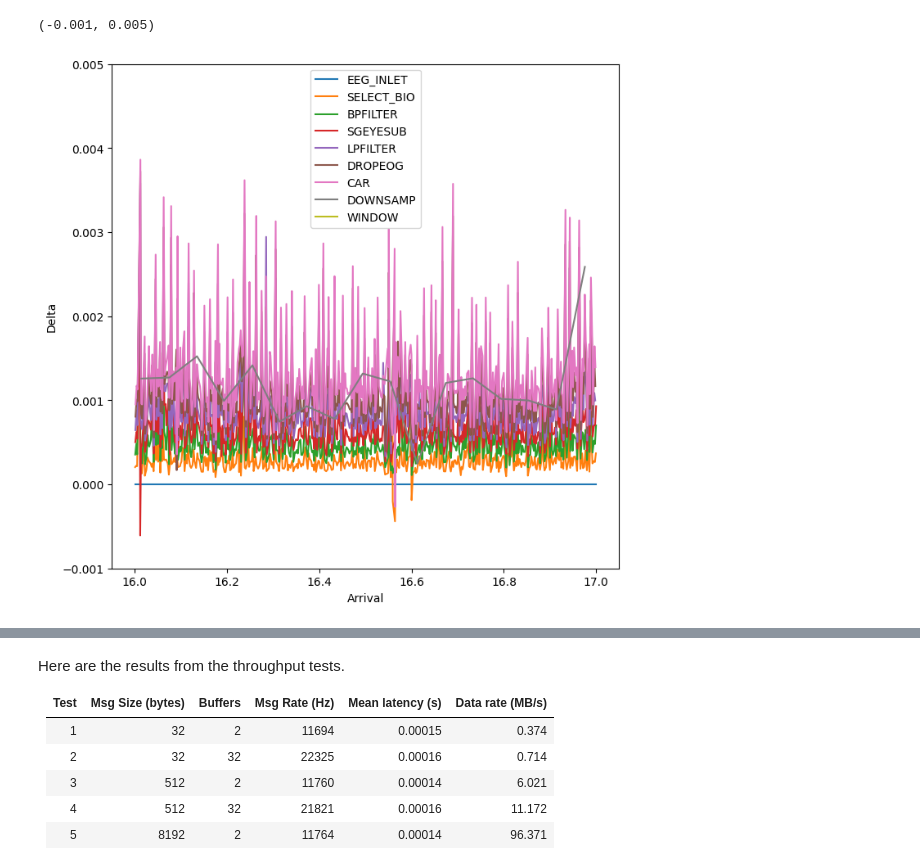
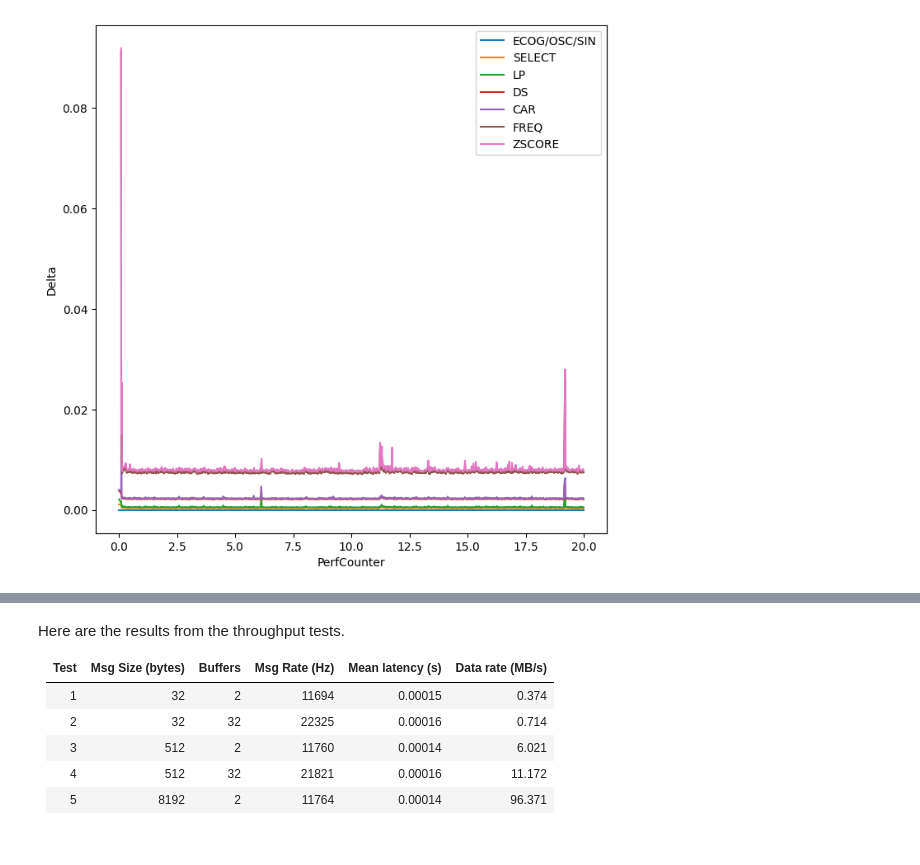
Before and after one commit to ezmsg-org/ezmsg-tools, a Jupyter notebook: scripts_nbs/profiler/parse_profiler.ipynb, the cells around one changed output, grey strips where cells are left out. Cells and saved outputs as stored; diff of their text form; code cells hidden in the pictures.

```diff
--- a/scripts_nbs/profiler/parse_profiler.ipynb
+++ b/scripts_nbs/profiler/parse_profiler.ipynb
@@ -9,0 +6,3 @@ df
+# %%
+df = pd.read_csv("ezprofiler.log", header=0)
+df
@@ -54,38 +70,23 @@ df
 # %%
 # Provide known order
-# known_order = [
-#     "RAWINGEST",
-#     "PREPROC/BPFILT", "PREPROC/DOWNSAMPLE", "PREPROC/CAR",
-#     #"PREPROC/EWM/EWM",
-#     "PREPROC/EWM",
-#     "FEATUREEXTRACT/BP/SPECGRAM/WINDOW", "FEATUREEXTRACT/BP/SPECGRAM/SPECTRUM",
-#     "FEATUREEXTRACT/BP/SPECGRAM/MODIFYAXIS", "FEATUREEXTRACT/BP/BANDS",
-#     # "FEATUREEXTRACT/EWM/EWM",
-#     "FEATUREEXTRACT/EWM",
-#     "DECODE/WINDOW", "DECODE/MODEL", "DECODE/MODIFYAXIS"
-# ]
 known_order = [
-    "EEG_INLET",
-    "SELECT_BIO",
-    "BPFILTER",
-    "SGEYESUB",
-    "LPFILTER",
-    "DROPEOG",
+    "ECOG/OSC/SIN",
+    "SELECT",
+    "LP",
+    "DS",
     "CAR",
-    "DOWNSAMP",
-    "WINDOW",
+    "FREQ",
+    "ZSCORE",
 ]
 
 
 def plot_topic_times(
     _df: pd.DataFrame,
-    x_field: str = "Arrival",
-    y_field: str = "Sample",
+    x_field: str = "PerfCounter",
+    y_field: str = "SampleTime",
     log_y=False,
     x_range=None,
 ):
-    if x_field == "Arrival":
-        _df[x_field] -= _df[x_field].min()
     # Plot x=Arrival vs y=Sample, independently for each Topic in known order.
     plt.figure(figsize=(8, 8))
     for topic in known_order:
@@ -113,22 +114,22 @@ plot_topic_times(df)
 # %%
 from scipy.interpolate import PchipInterpolator
 
-# Train pchip or nearest interp func using x=Arrival, y=Sample for RAWINGEST
+_x = "PerfCounter"  # "Perf" or "Arrival"
+# Train pchip or nearest interp func using x=Perf, y=Sample
 ref_df = df[df["Topic"] == known_order[0]]
-pchip = PchipInterpolator(ref_df["Arrival"].values, ref_df["Sample"].values)
+pchip = PchipInterpolator(ref_df[_x].values, ref_df["SampleTime"].values)
 # Create new column Delta = interp_func(arrival) - Sample
-df["Delta"] = pchip(df["Arrival"].values) - df["Sample"].values
+df["Delta"] = pchip(df[_x].values) - df["SampleTime"].values
 # %%
 # Plot x=Arrival vs y=Delta, for each Topic
-plot_topic_times(df, y_field="Delta", log_y=False, x_range=(16, 17))
+plot_topic_times(df, y_field="Delta", log_y=False)  # , x_range=(16, 17))
 # 0 - 0.01: BPFILT -> DOWNSAMPLE -> CAR ---> EWM (0.03 but highly variable)
-plt.ylim([-0.001, 0.005])
+# plt.ylim([-0.001, 0.02])
 # ~0.55: SPECGRAM/WINDOW -> SPECGRAM/SPECTRUM -> SPECGRAM/MODIFYAXIS -> BP/BANDS -> EWM
 # plt.ylim([0.54, 0.55])
 # 0.605-: DECODE/WINDOW
 # plt.ylim([0.6, 0.61])
 # ~0.757: DECODE/MODEL -> DECODE/MODIFYAXIS
 # plt.ylim([0.74, 0.752])
 # %% [output]
-(-0.001, 0.005)
-[figure, old version]
+[figure, new version]
```
Also changed, not shown: parts of 10 cells of this notebook, 23 other files.
